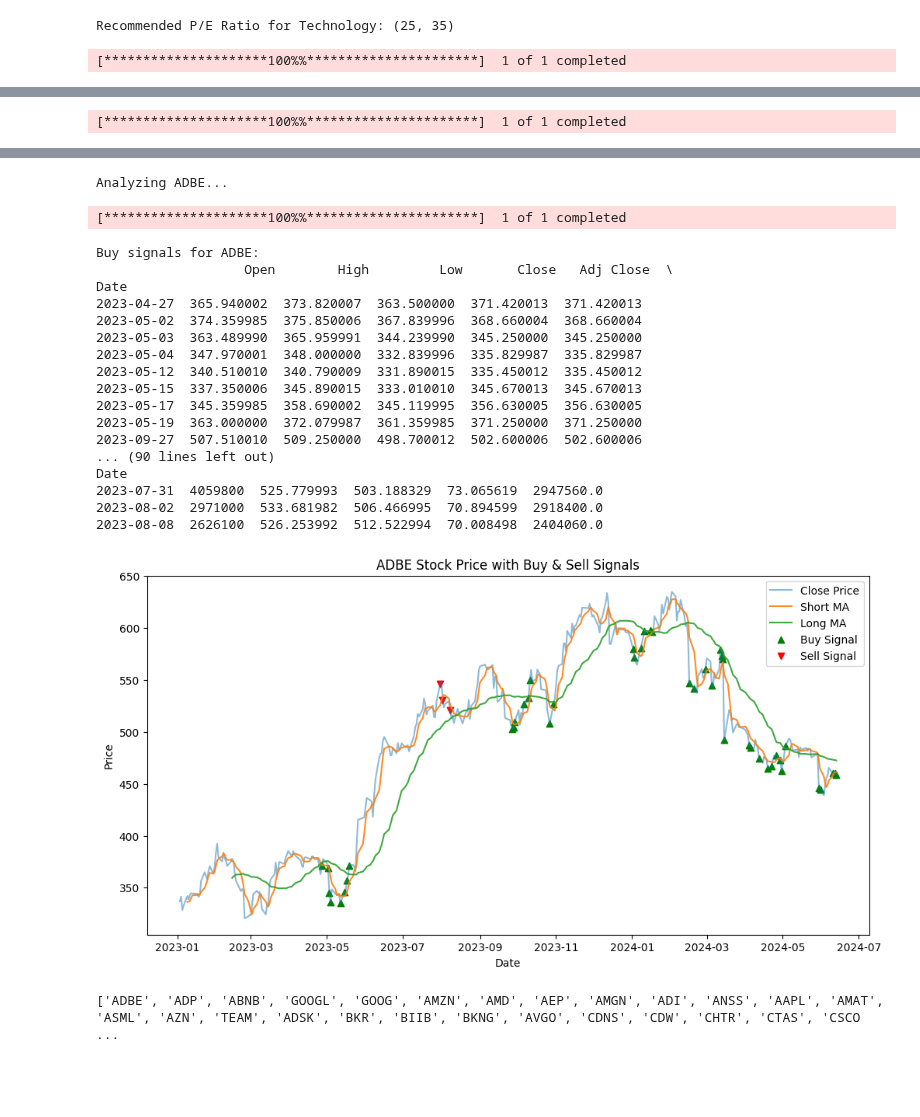
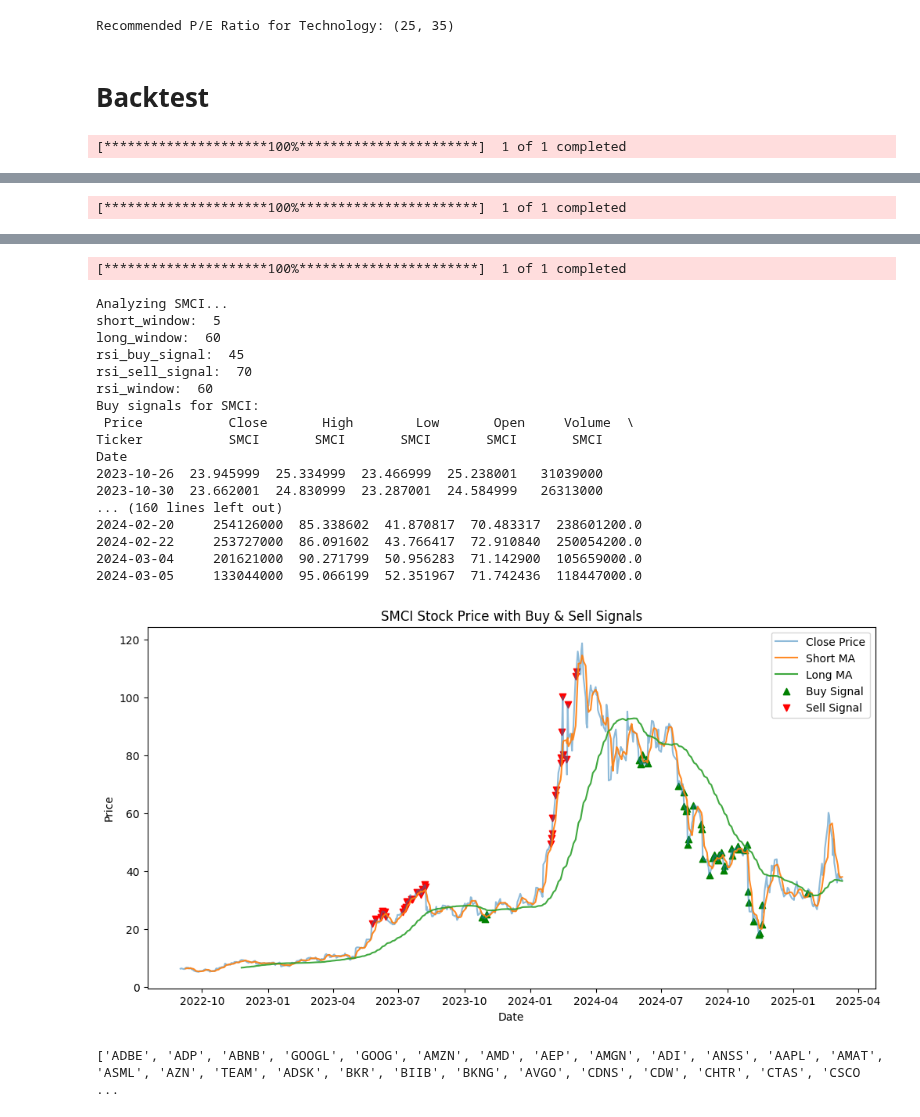
Before and after one commit to zhijiezh/stock-daily-check, a Jupyter notebook: test.ipynb, the cells around one changed output, grey strips where cells are left out. Drawn from its saved outputs; the diff is of its cells as text; code cells hidden in the pictures; blank space fills up the shorter version.

```diff
--- a/test.ipynb
+++ b/test.ipynb
@@ -4,9 +4,17 @@ import yfinance as yf
 import pandas as pd
 import matplotlib.pyplot as plt
 from datetime import datetime, timedelta
+# %%
+# Constants to be tuned
+SHORT_WINDOW = 5
+LONG_WINDOW = 60
+RSI_BUY_SIGNAL = 45
+RSI_SELL_SIGNAL = 70
+RSI_WINDOW = 60
 # %%
 def get_stock_data(ticker, start_date, end_date):
     stock_data = yf.download(ticker, start=start_date, end=end_date)
+    stock_data["Volume_Series"] = stock_data["Volume"][ticker]
     return stock_data
 # %%
 def calculate_moving_average(data, window):
@@ -49,14 +57,19 @@ def check_sell_signal(stock_data, short_window=5, long_window=20, rsi_sell_signa
                   (stock_data['Volume'].iloc[-1] > stock_data['Volume_MA'].iloc[-1])
     return sell_signal, stock_data
 # %%
-def decide_trade(stock_data, short_window, long_window, rsi_buy_signal=40, rsi_sell_signal=90, rsi_window=14):
+def decide_trade(stock_data, short_window, long_window, rsi_buy_signal, rsi_sell_signal, rsi_window):
+    print("short_window: ", short_window)
+    print("long_window: ", long_window)
+    print("rsi_buy_signal: ", rsi_buy_signal)
+    print("rsi_sell_signal: ", rsi_sell_signal)
+    print("rsi_window: ", rsi_window)
     stock_data['Short_MA'] = calculate_moving_average(stock_data, short_window)
     stock_data['Long_MA'] = calculate_moving_average(stock_data, long_window)
     stock_data['RSI'] = calculate_rsi(stock_data, rsi_window)
-    stock_data['Volume_MA'] = stock_data['Volume'].rolling(window=short_window).mean()
+    stock_data['Volume_MA'] = stock_data['Volume_Series'].rolling(window=short_window).mean()
 
-    buy_signals = (stock_data['Short_MA'] < stock_data['Long_MA']) & (stock_data['RSI'] < rsi_buy_signal) & (stock_data['Volume'] > stock_data['Volume_MA'])
-    sell_signals = (stock_data['Short_MA'] > stock_data['Long_MA']) & (stock_data['RSI'] > rsi_sell_signal) & (stock_data['Volume'] > stock_data['Volume_MA'])
+    buy_signals = ((stock_data['Short_MA'] < stock_data['Long_MA']) & (stock_data['RSI'] < rsi_buy_signal)) & (stock_data['Volume_Series'] > stock_data['Volume_MA'])
+    sell_signals = ((stock_data['Short_MA'] > stock_data['Long_MA']) & (stock_data['RSI'] > rsi_sell_signal)) & (stock_data['Volume_Series'] > stock_data['Volume_MA'])
 
     return buy_signals, sell_signals
 # %%
@@ -84,6 +97,9 @@ sector = 'Technology'
 print(f"Recommended P/E Ratio for {sector}: {recommended_pe_ratio(sector)}")
 # %% [output]
 Recommended P/E Ratio for Technology: (25, 35)
+# %% [markdown]
+
+# Backtest
 # %%
 def backtest_strategy(stock_data, buy_signals, sell_signals, holding_period=30, investment_fraction=0.1):
     initial_balance = 10000  # Example starting balance
@@ -128,19 +144,18 @@ def backtest_strategy(stock_data, buy_signals, sell_signals, holding_period=30,
 # %%
 
 # # Define a list of stock tickers
-tickers = ['EXPE','NVDA','ADBE']
+tickers = ['VOO', 'AMD', 'SMCI']
 # tickers = ['BABA','PDD','ARM','BTC-USD', 'ETH-USD','NVDA','SMCI','AMC','META','SAVE','LLY', 'BAC','SHOP']
 # tickers = ['META', 'GOOG', 'AAPL', 'NVDA', 'BTC-USD','PDD','AMC']
-start_date = '2023-01-01'
-end_date = '2024-06-14'
+start_date = '2022-09-01'
+end_date = '2025-03-11'
 
+# Monitor each stock
 # Monitor each stock
 for ticker in tickers:
     print(f"Analyzing {ticker}...")
     stock = get_stock_data(ticker, start_date, end_date)
-    buy, sell = decide_trade(stock, short_window=5, long_window=30, rsi_buy_signal=57, rsi_sell_signal=70, rsi_window=60)
-
-    # You can store these results in a data structure or database
+    buy, sell = decide_trade(stock, short_window=SHORT_WINDOW, long_window=LONG_WINDOW, rsi_buy_signal=RSI_BUY_SIGNAL, rsi_sell_signal=RSI_SELL_SIGNAL, rsi_window=RSI_WINDOW )
     print(f"Buy signals for {ticker}:\n", stock[buy])
     print(f"Sell signals for {ticker}:\n", stock[sell])
 
@@ -157,4 +172,4 @@ for ticker in tickers:
     plt.legend(loc='best')
     plt.show()
 # %% [output]
-[*********************100%%**********************]  1 of 1 completed
+[*********************100%***********************]  1 of 1 completed
@@ -179 +194 @@ Date
-[*********************100%%**********************]  1 of 1 completed
+[*********************100%***********************]  1 of 1 completed
@@ -198,23 +213,22 @@ Date
-Analyzing ADBE...
+[*********************100%***********************]  1 of 1 completed
-[*********************100%%**********************]  1 of 1 completed
+Analyzing SMCI...
+short_window:  5
+long_window:  60
+rsi_buy_signal:  45
+rsi_sell_signal:  70
+rsi_window:  60
+Buy signals for SMCI:
+ Price           Close       High        Low       Open     Volume  \
+Ticker           SMCI       SMCI       SMCI       SMCI       SMCI
+Date
+2023-10-26  23.945999  25.334999  23.466999  25.238001   31039000
+2023-10-30  23.662001  24.830999  23.287001  24.584999   26313000
+... (160 lines left out)
+2024-02-20     254126000  85.338602  41.870817  70.483317  238601200.0
+2024-02-22     253727000  86.091602  43.766417  72.910840  250054200.0
+2024-03-04     201621000  90.271799  50.956283  71.142900  105659000.0
+2024-03-05     133044000  95.066199  52.351967  71.742436  118447000.0
-Buy signals for ADBE:
-                   Open        High         Low       Close   Adj Close  \
-Date
-2023-04-27  365.940002  373.820007  363.500000  371.420013  371.420013
-2023-05-02  374.359985  375.850006  367.839996  368.660004  368.660004
-2023-05-03  363.489990  365.959991  344.239990  345.250000  345.250000
-2023-05-04  347.970001  348.000000  332.839996  335.829987  335.829987
-2023-05-12  340.510010  340.790009  331.890015  335.450012  335.450012
-2023-05-15  337.350006  345.890015  333.010010  345.670013  345.670013
-2023-05-17  345.359985  358.690002  345.119995  356.630005  356.630005
-2023-05-19  363.000000  372.079987  361.359985  371.250000  371.250000
-2023-09-27  507.510010  509.250000  498.700012  502.600006  502.600006
-... (90 lines left out)
-Date
-2023-07-31  4059800  525.779993  503.188329  73.065619  2947560.0
-2023-08-02  2971000  533.681982  506.466995  70.894599  2918400.0
-2023-08-08  2626100  526.253992  512.522994  70.008498  2404060.0
-[figure, old version]
+[figure, new version]
 # %%
 
 # # Example usage
```
Also changed, not shown: parts of 6 cells of this notebook, 1 other file.
